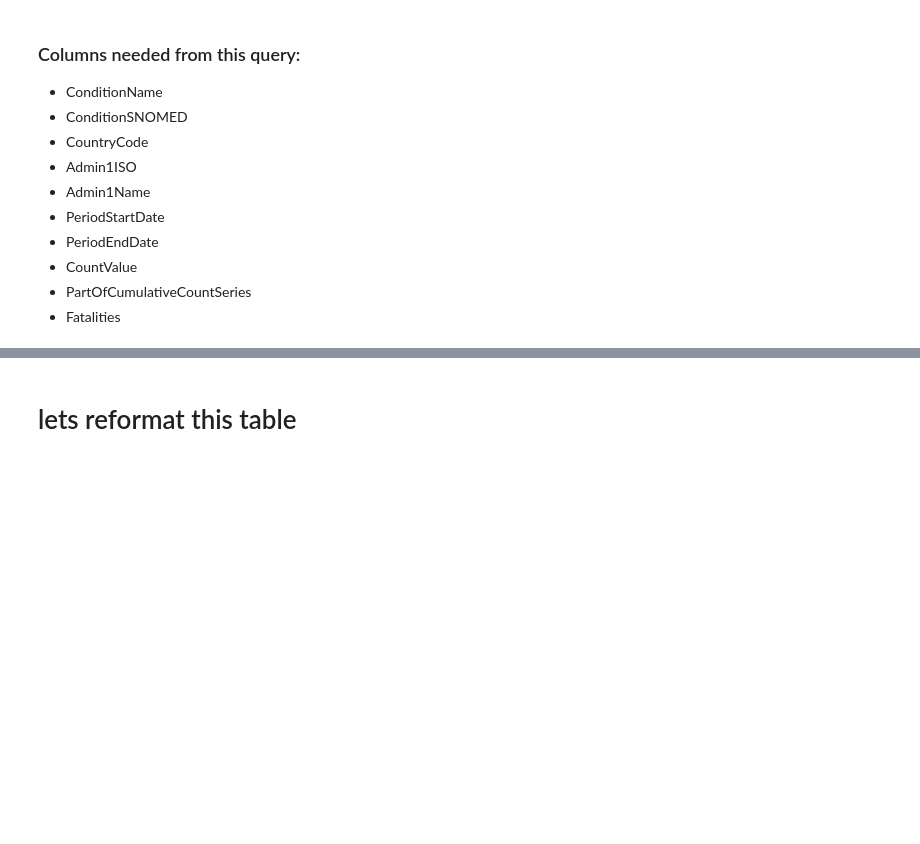
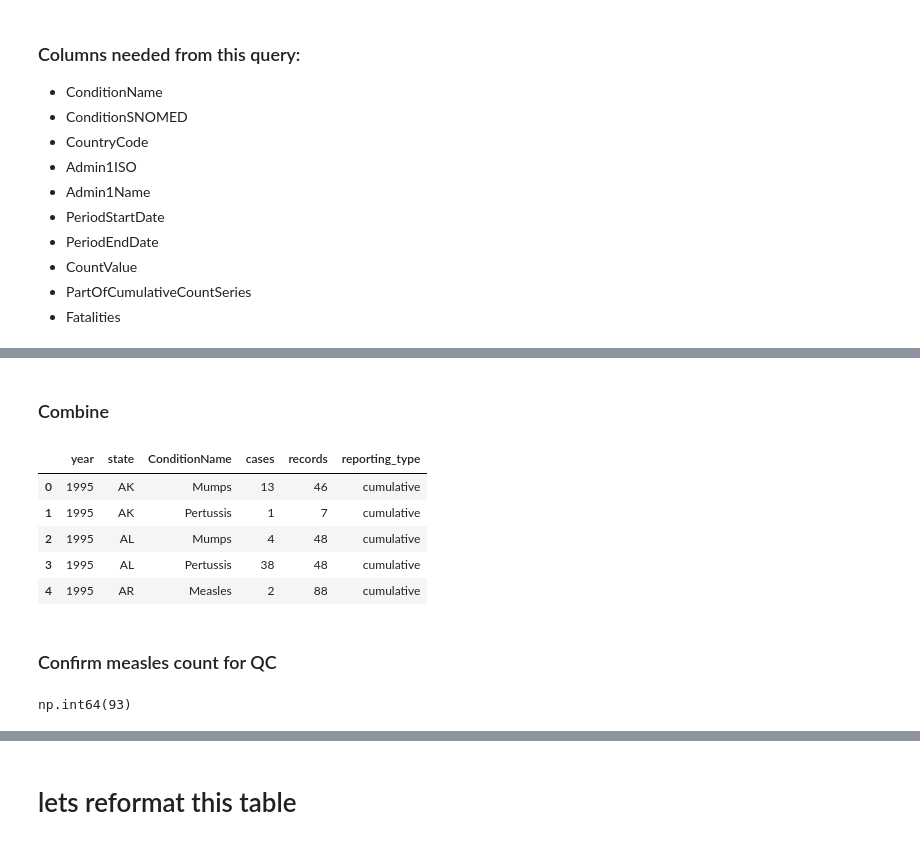
Before and after one commit to FusRaDa/biot670i_capstone_vaccination_project, a Jupyter notebook: rada_notebooks/99_tycho_api.ipynb, the cells around one changed output, grey strips where cells are left out. Drawn from its saved outputs; the diff is of its cells as text; code cells hidden in the pictures; blank space fills up the shorter version.

```diff
--- a/rada_notebooks/99_tycho_api.ipynb
+++ b/rada_notebooks/99_tycho_api.ipynb
@@ -157,0 +195,34 @@ Combined: (18874, 4)
+# %% [markdown]
+### Combine
+# %%
+state_year_cases_long = (
+    pd.concat(
+        [cumulative_df, non_cumulative_df],
+        ignore_index=True
+    )
+    .drop_duplicates(
+        subset=group_columns,
+        keep="first"
+    )
+    .sort_values(group_columns)
+    .reset_index(drop=True)
+)
+
+state_year_cases_long.head()
+# %% [output]
+|  | year | state | ConditionName | cases | records | reporting_type |
+| 0 | 1995 | AK | Mumps | 13 | 46 | cumulative |
+| 1 | 1995 | AK | Pertussis | 1 | 7 | cumulative |
+| 2 | 1995 | AL | Mumps | 4 | 48 | cumulative |
+| 3 | 1995 | AL | Pertussis | 38 | 48 | cumulative |
+| 4 | 1995 | AR | Measles | 2 | 88 | cumulative |
+# %% [markdown]
+### Confirm measles count for QC
+# %%
+state_year_cases_long.loc[
+    (state_year_cases_long["year"] == 1998) &
+    (state_year_cases_long["ConditionName"] == "Measles"),
+    "cases"
+].sum()
+# %% [output]
+np.int64(93)
```
Also changed, not shown: parts of 10 cells of this notebook, 4 other files.
